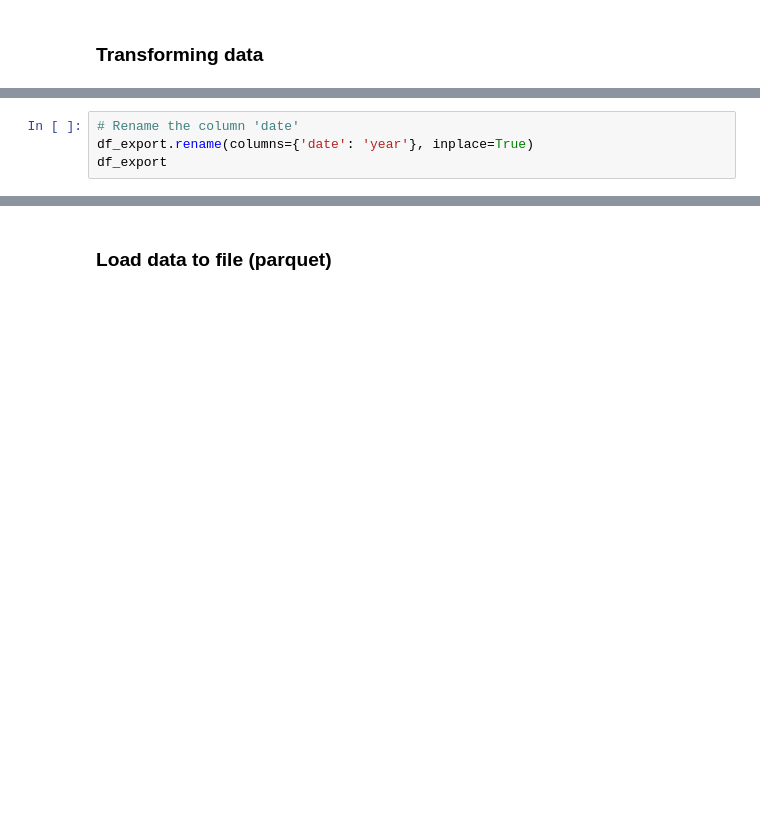
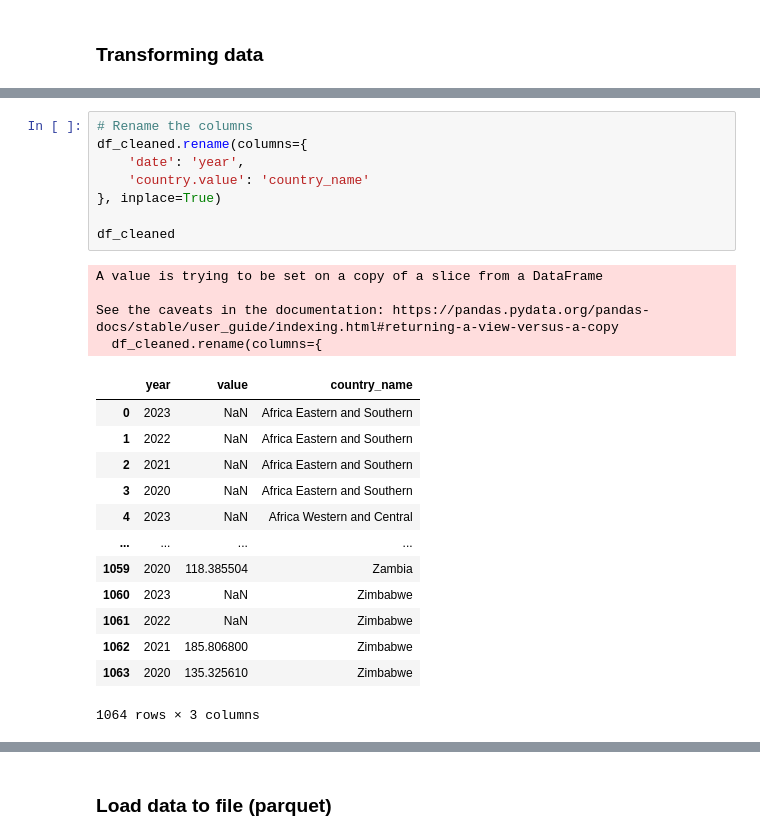
Before and after one commit to suphineneo/Global_Economic_Monitor, a Jupyter notebook: app/etl_project/process_exports.ipynb, the cells around one changed output, grey strips where cells are left out. Drawn from its saved outputs; the diff is of its cells as text; blank space fills up the shorter version.

```diff
--- a/app/etl_project/process_exports.ipynb
+++ b/app/etl_project/process_exports.ipynb
@@ -67,6 +159,28 @@ df_export.columns
 # %%
-# Rename the column 'date'
-df_export.rename(columns={'date': 'year'}, inplace=True)
-df_export
+# Rename the columns
+df_cleaned.rename(columns={
+    'date': 'year',
+    'country.value': 'country_name'
+}, inplace=True)
+
+df_cleaned
+# %% [output]
+A value is trying to be set on a copy of a slice from a DataFrame
+
+See the caveats in the documentation: https://pandas.pydata.org/pandas-docs/stable/user_guide/indexing.html#returning-a-view-versus-a-copy
+  df_cleaned.rename(columns={
+|  | year | value | country_name |
+| 0 | 2023 | NaN | Africa Eastern and Southern |
+| 1 | 2022 | NaN | Africa Eastern and Southern |
+| 2 | 2021 | NaN | Africa Eastern and Southern |
+| 3 | 2020 | NaN | Africa Eastern and Southern |
+| 4 | 2023 | NaN | Africa Western and Central |
+| ... | ... | ... | ... |
+| 1059 | 2020 | 118.385504 | Zambia |
+| 1060 | 2023 | NaN | Zimbabwe |
+| 1061 | 2022 | NaN | Zimbabwe |
+| 1062 | 2021 | 185.806800 | Zimbabwe |
+| 1063 | 2020 | 135.325610 | Zimbabwe |
+1064 rows × 3 columns
 # %%
 # Remove NaN from the Year and value column
```
Also changed, not shown: parts of 25 cells of this notebook.
